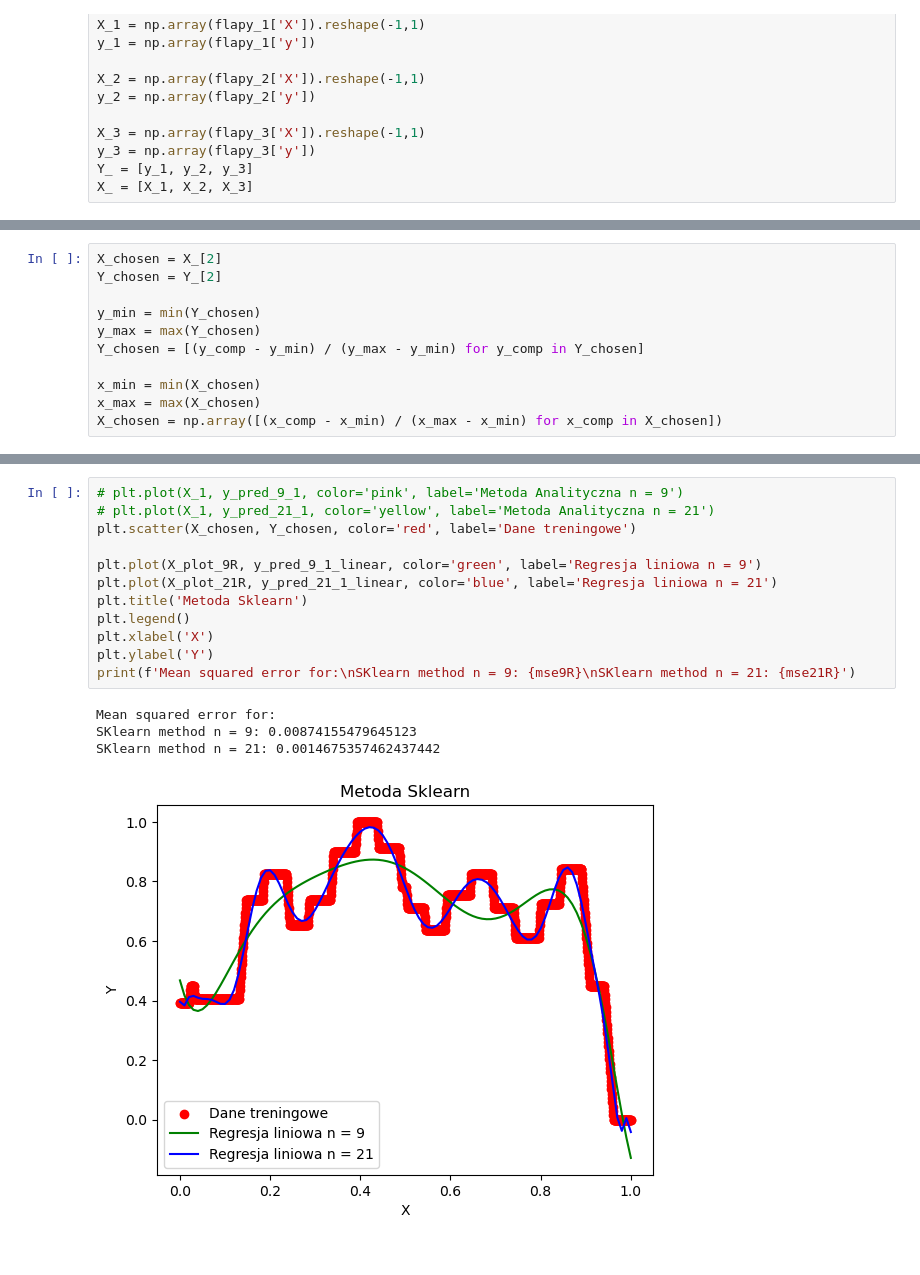
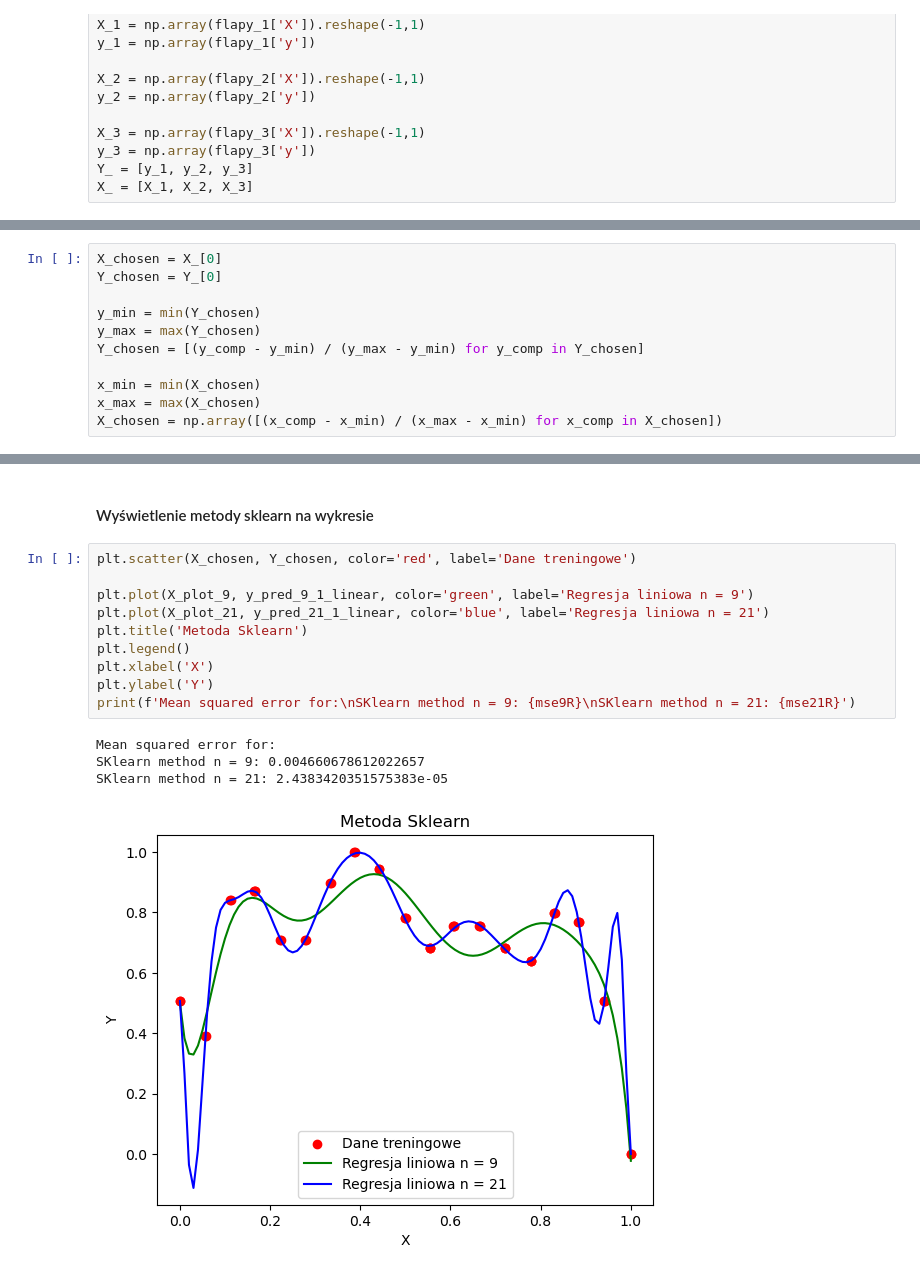
Before and after one commit to HaZhul/ML-models, a Jupyter notebook: PUM1/Lab1.ipynb, the cells around one changed output, grey strips where cells are left out. Cells and saved outputs as stored; diff of their text form.

```diff
--- a/PUM1/Lab1.ipynb
+++ b/PUM1/Lab1.ipynb
@@ -100,6 +119,6 @@ X_ = [X_1, X_2, X_3]
 # %%
-X_chosen = X_[2]
-Y_chosen = Y_[2]
+X_chosen = X_[0]
+Y_chosen = Y_[0]
 
 y_min = min(Y_chosen)
 y_max = max(Y_chosen)
@@ -182,17 +190,17 @@ n = 21: 0.9679870323557928
+# %% [markdown]
+#### Wyświetlenie metody sklearn na wykresie
 # %%
-# plt.plot(X_1, y_pred_9_1, color='pink', label='Metoda Analityczna n = 9')
-# plt.plot(X_1, y_pred_21_1, color='yellow', label='Metoda Analityczna n = 21')
 plt.scatter(X_chosen, Y_chosen, color='red', label='Dane treningowe')
 
-plt.plot(X_plot_9R, y_pred_9_1_linear, color='green', label='Regresja liniowa n = 9')
-plt.plot(X_plot_21R, y_pred_21_1_linear, color='blue', label='Regresja liniowa n = 21')
+plt.plot(X_plot_9, y_pred_9_1_linear, color='green', label='Regresja liniowa n = 9')
+plt.plot(X_plot_21, y_pred_21_1_linear, color='blue', label='Regresja liniowa n = 21')
 plt.title('Metoda Sklearn')
 plt.legend()
 plt.xlabel('X')
 plt.ylabel('Y')
 print(f'Mean squared error for:\nSKlearn method n = 9: {mse9R}\nSKlearn method n = 21: {mse21R}')
 # %% [output]
 Mean squared error for:
-SKlearn method n = 9: 0.00874155479645123
-SKlearn method n = 21: 0.0014675357462437442
+SKlearn method n = 9: 0.004660678612022657
+SKlearn method n = 21: 2.4383420351575383e-05
-[figure, old version]
+[figure, new version]
```
Also changed, not shown: parts of 17 cells of this notebook, 2 other files.
